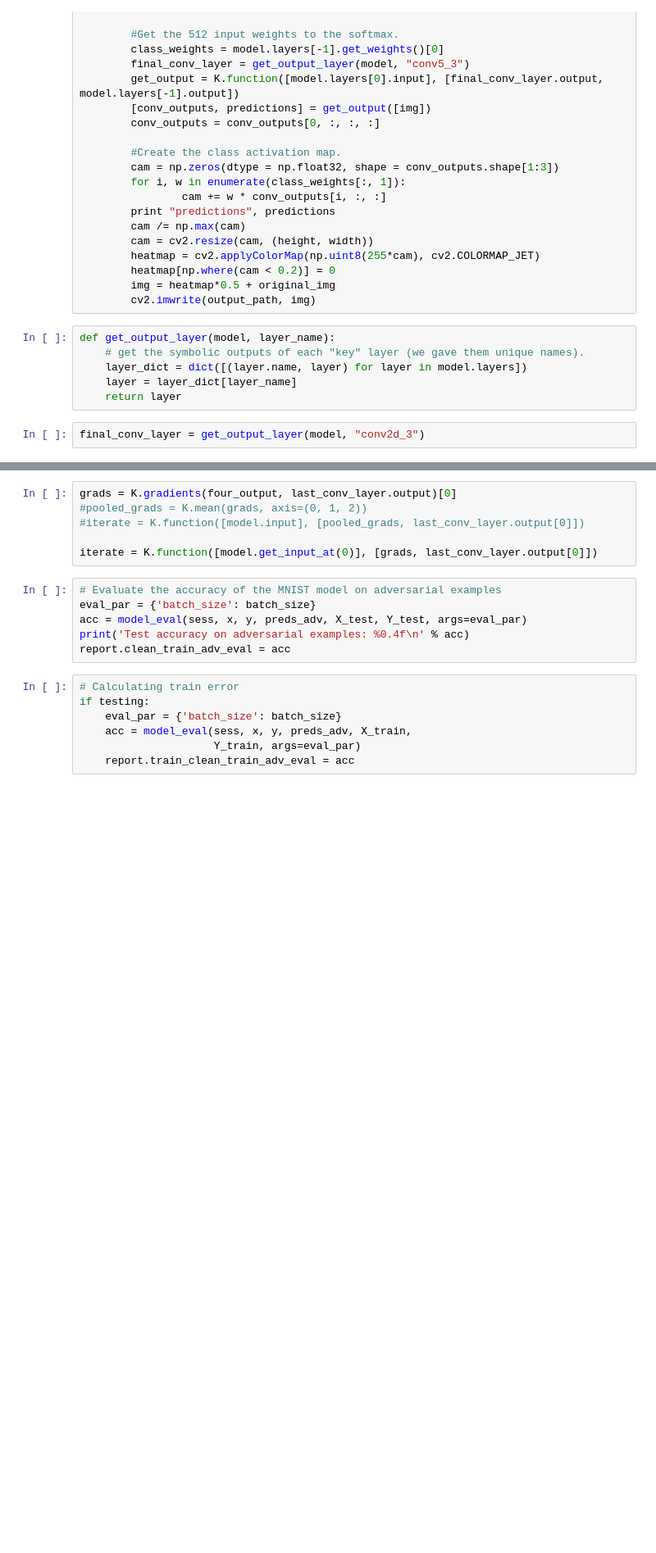
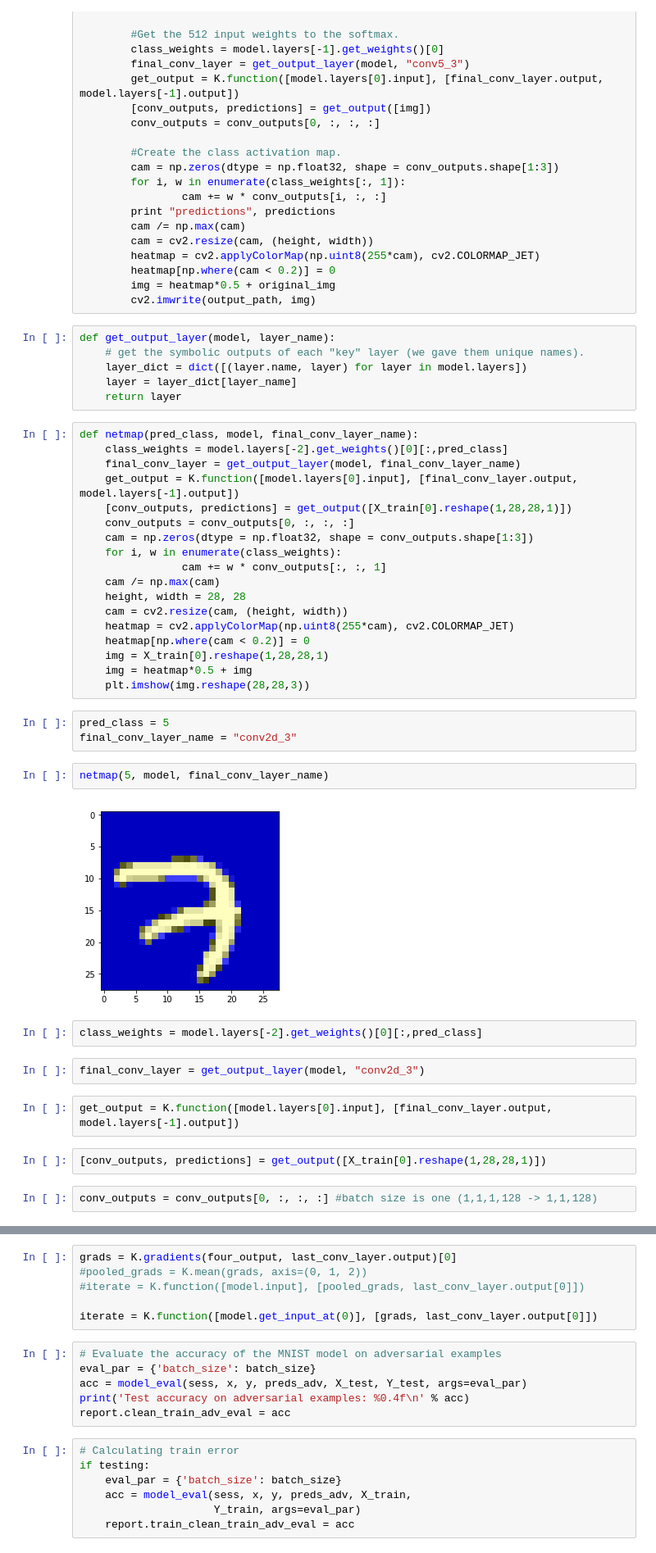
Before and after one commit to James-Brooke/ML_Projects, a Jupyter notebook: Evolution of neural networks robust to adversarial examples.ipynb, the cells around one changed output, grey strips where cells are left out. Shown at 82% size. Drawn from its saved outputs; the diff is of its cells as text; blank space fills up the shorter version.

```diff
--- a/Evolution of neural networks robust to adversarial examples.ipynb
+++ b/Evolution of neural networks robust to adversarial examples.ipynb
@@ -301,5 +302,38 @@ def get_output_layer(model, layer_name):
     layer_dict = dict([(layer.name, layer) for layer in model.layers])
     layer = layer_dict[layer_name]
     return layer
+# %%
+def netmap(pred_class, model, final_conv_layer_name):
+    class_weights = model.layers[-2].get_weights()[0][:,pred_class]
+    final_conv_layer = get_output_layer(model, final_conv_layer_name)
+    get_output = K.function([model.layers[0].input], [final_conv_layer.output, model.layers[-1].output])
+    [conv_outputs, predictions] = get_output([X_train[0].reshape(1,28,28,1)])
+    conv_outputs = conv_outputs[0, :, :, :]
+    cam = np.zeros(dtype = np.float32, shape = conv_outputs.shape[1:3])
+    for i, w in enumerate(class_weights):
+                cam += w * conv_outputs[:, :, 1]
+    cam /= np.max(cam)
+    height, width = 28, 28
+    cam = cv2.resize(cam, (height, width))
+    heatmap = cv2.applyColorMap(np.uint8(255*cam), cv2.COLORMAP_JET)
+    heatmap[np.where(cam < 0.2)] = 0
+    img = X_train[0].reshape(1,28,28,1)
+    img = heatmap*0.5 + img
+    plt.imshow(img.reshape(28,28,3))
+# %%
+pred_class = 5
+final_conv_layer_name = "conv2d_3"
+# %%
+netmap(5, model, final_conv_layer_name)
+# %% [output]
+[figure, added]
+# %%
+class_weights = model.layers[-2].get_weights()[0][:,pred_class]
 # %%
 final_conv_layer = get_output_layer(model, "conv2d_3")
+# %%
+get_output = K.function([model.layers[0].input], [final_conv_layer.output, model.layers[-1].output])
+# %%
+[conv_outputs, predictions] = get_output([X_train[0].reshape(1,28,28,1)])
+# %%
+conv_outputs = conv_outputs[0, :, :, :] #batch size is one (1,1,1,128 -> 1,1,128)
```
Also changed, not shown: parts of 13 cells of this notebook.
